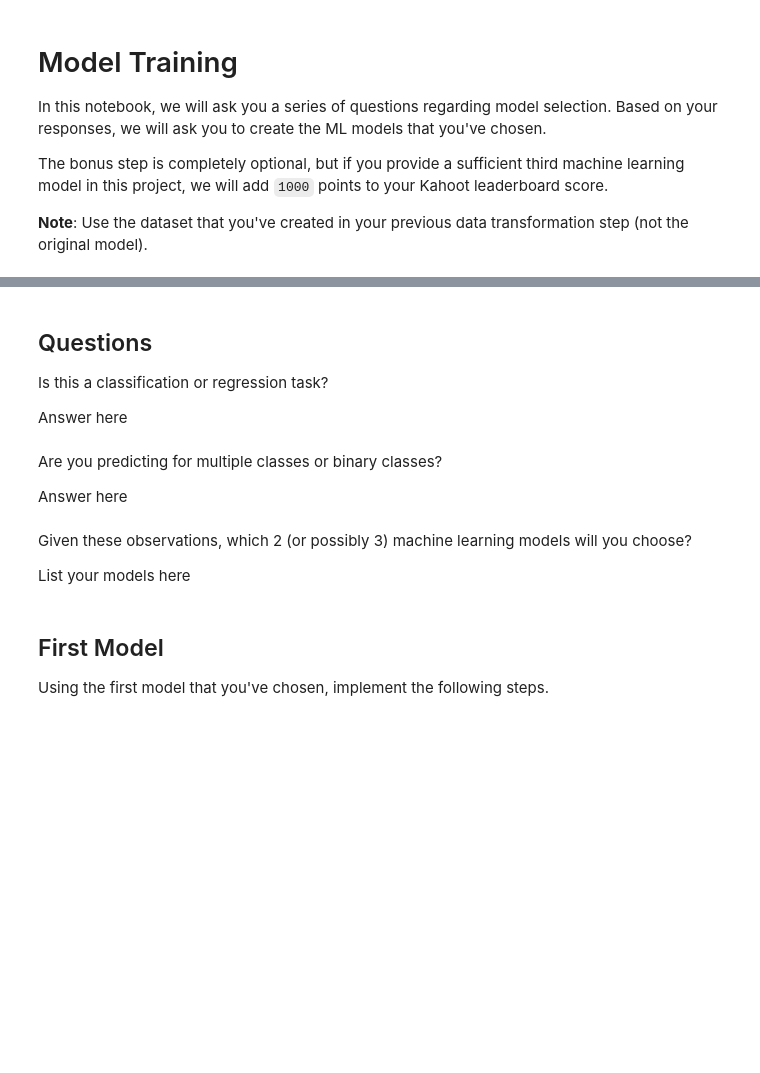
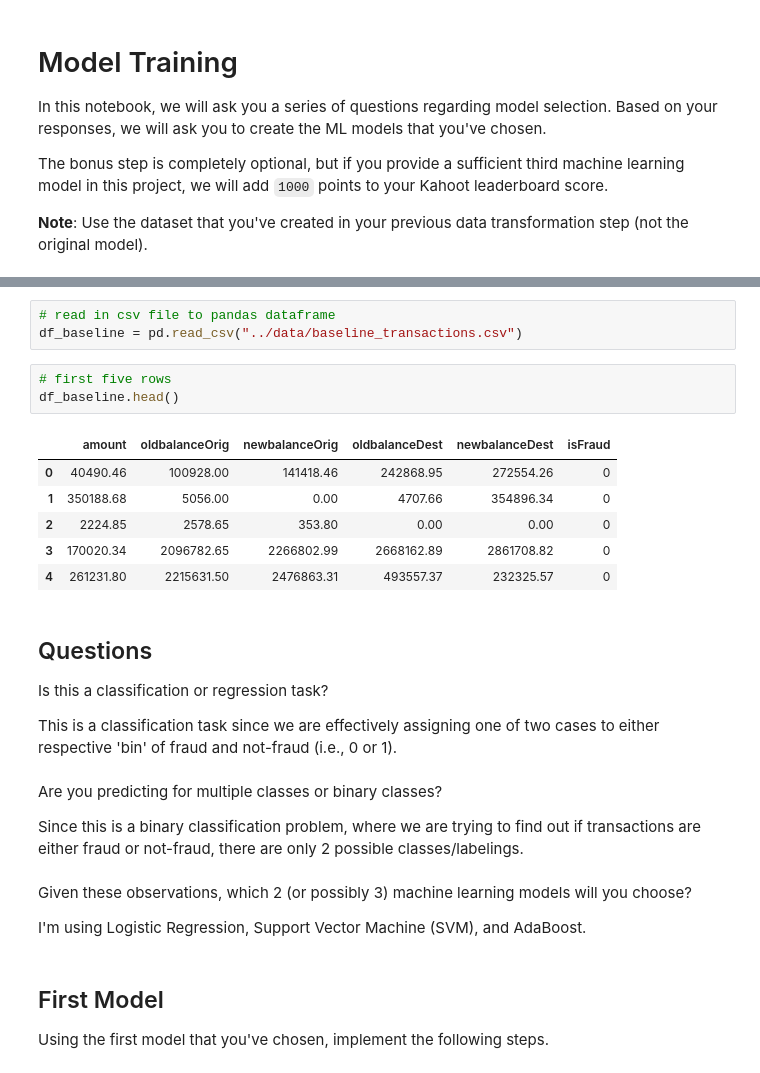
Before and after one commit to DataEden/The-Knowledge-House-2025, a Jupyter notebook: T-Labs/ML-Fraud-Detection/notebooks/model_train.ipynb, the cells around one changed output, grey strips where cells are left out. Saved outputs shown, nothing was run; the diff lists cells and outputs as text; blank space fills up the shorter version.

```diff
--- a/T-Labs/ML-Fraud-Detection/notebooks/model_train.ipynb
+++ b/T-Labs/ML-Fraud-Detection/notebooks/model_train.ipynb
@@ -24,16 +64,29 @@ create a model training pipeline using sklearn
+# %%
+# read in csv file to pandas dataframe
+df_baseline = pd.read_csv("../data/baseline_transactions.csv")
+# %%
+# first five rows
+df_baseline.head()
+# %% [output]
+|  | amount | oldbalanceOrig | newbalanceOrig | oldbalanceDest | newbalanceDest | isFraud |
+| 0 | 40490.46 | 100928.00 | 141418.46 | 242868.95 | 272554.26 | 0 |
+| 1 | 350188.68 | 5056.00 | 0.00 | 4707.66 | 354896.34 | 0 |
+| 2 | 2224.85 | 2578.65 | 353.80 | 0.00 | 0.00 | 0 |
+| 3 | 170020.34 | 2096782.65 | 2266802.99 | 2668162.89 | 2861708.82 | 0 |
+| 4 | 261231.80 | 2215631.50 | 2476863.31 | 493557.37 | 232325.57 | 0 |
 # %% [markdown]
 ## Questions
 Is this a classification or regression task?
 
-Answer here
+This is a classification task since we are effectively assigning one of two cases to either respective 'bin' of fraud and not-fraud (i.e., 0 or 1).
 # %% [markdown]
 Are you predicting for multiple classes or binary classes?
 
-Answer here
+Since this is a binary classification problem, where we are trying to find out if transactions are either fraud or not-fraud, there are only 2 possible classes/labelings.
 # %% [markdown]
 Given these observations, which 2 (or possibly 3) machine learning models will you choose?
 
-List your models here
+I'm using Logistic Regression, Support Vector Machine (SVM), and AdaBoost.
 # %% [markdown]
 ## First Model
 
```
Also changed, not shown: parts of 9 cells of this notebook.
